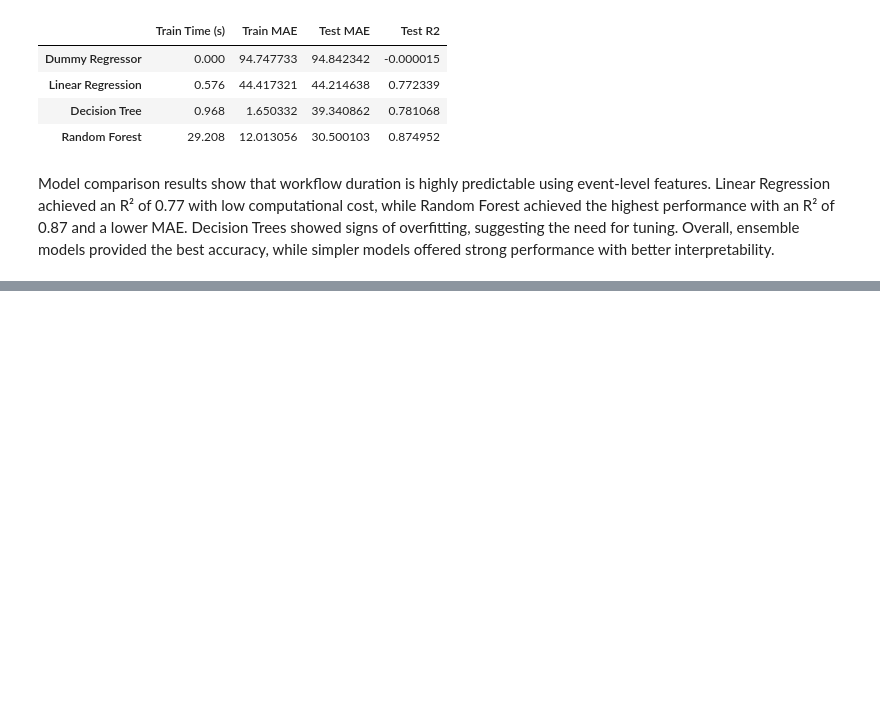
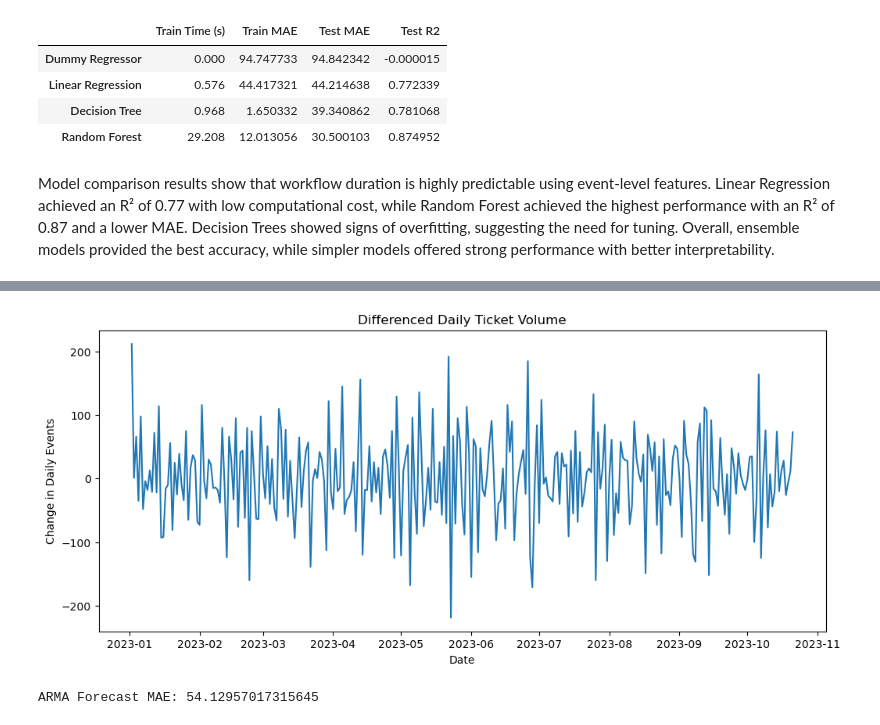
Before and after one commit to creyes25/ML-AI-Capstone-Project, a Jupyter notebook: Capstone_Jupyter.ipynb, the cells around one changed output, grey strips where cells are left out. Saved outputs shown, nothing was run; the diff lists cells and outputs as text; code cells hidden in the pictures; blank space fills up the shorter version.

```diff
--- a/Capstone_Jupyter.ipynb
+++ b/Capstone_Jupyter.ipynb
@@ -419,0 +454,7 @@ Model comparison results show that workflow duration is highly predictable using
+# %%
+# train / Test Split for Time Series
+
+split_date = ts_data.index[int(len(ts_data) * 0.8)]
+
+train_ts = ts_data[ts_data.index <= split_date]
+test_ts = ts_data[ts_data.index > split_date]
@@ -419,0 +470,12 @@ Model comparison results show that workflow duration is highly predictable using
+# %%
+# make series stationary with first-order differencing
+train_ts_diff = train_ts.diff().dropna()
+# %%
+plt.figure(figsize=(12,5))
+plt.plot(train_ts_diff)
+plt.title("Differenced Daily Ticket Volume")
+plt.xlabel("Date")
+plt.ylabel("Change in Daily Events")
+plt.show()
+# %% [output]
+[figure, added]
@@ -419,0 +494,6 @@ Model comparison results show that workflow duration is highly predictable using
+# %%
+# Evaluate ARMA Forecast vs Baseline
+mae_arma = mean_absolute_error(test_ts, arma_forecast)
+print("ARMA Forecast MAE:", mae_arma)
+# %% [output]
+ARMA Forecast MAE: 54.12957017315645
```
Also changed, not shown: parts of 10 cells of this notebook.
